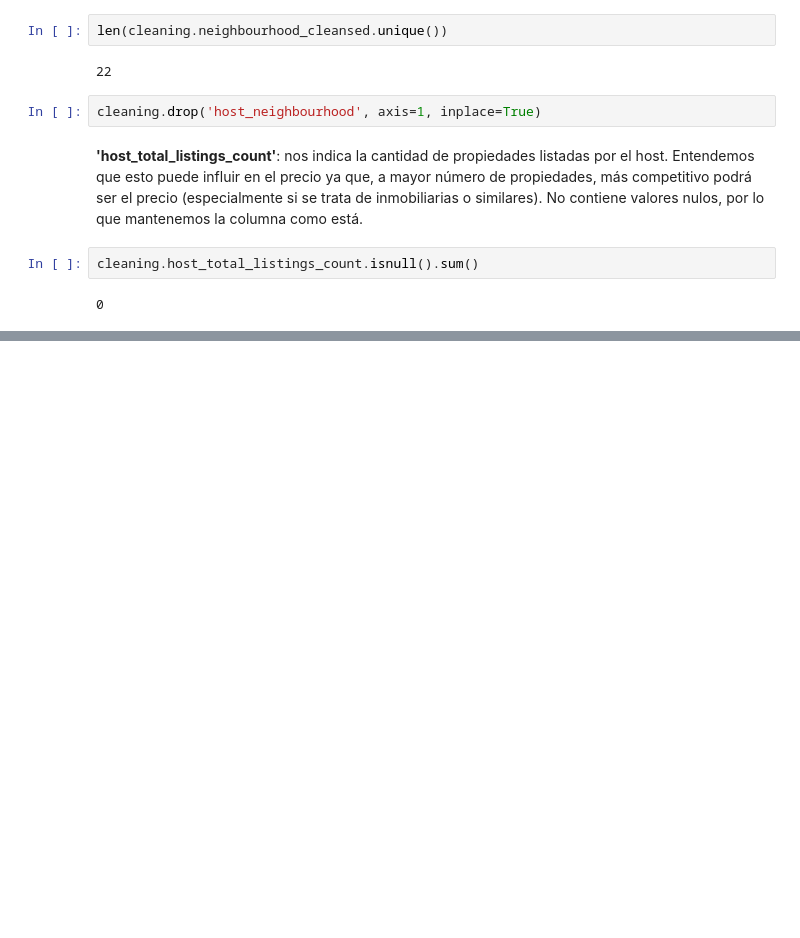
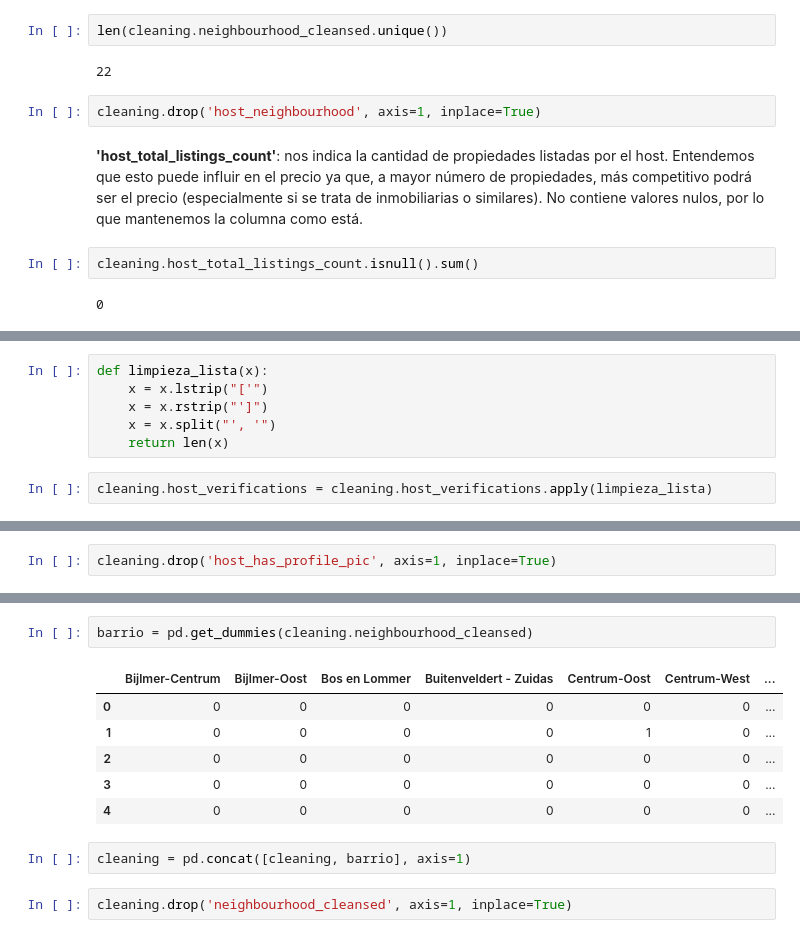
Before and after one commit to mariozapatero/Machine_Learning_Competition, a Jupyter notebook: 2_Data_Cleaning.ipynb, the cells around one changed output, grey strips where cells are left out. Cells and saved outputs as stored; diff of their text form; blank space fills up the shorter version.

```diff
--- a/2_Data_Cleaning.ipynb
+++ b/2_Data_Cleaning.ipynb
@@ -161,0 +154,8 @@ cleaning.host_total_listings_count.isnull().sum()
+# %%
+def limpieza_lista(x):
+    x = x.lstrip("['")
+    x = x.rstrip("']")
+    x = x.split("', '")
+    return len(x)
+# %%
+cleaning.host_verifications = cleaning.host_verifications.apply(limpieza_lista)
@@ -161,0 +189,2 @@ cleaning.host_total_listings_count.isnull().sum()
+# %%
+cleaning.drop('host_has_profile_pic', axis=1, inplace=True)
@@ -162,3 +237,16 @@ cleaning.host_total_listings_count.isnull().sum()
+# %%
+barrio = pd.get_dummies(cleaning.neighbourhood_cleansed)
+# %% [output]
+|  | Bijlmer-Centrum | Bijlmer-Oost | Bos en Lommer | Buitenveldert - Zuidas | Centrum-Oost | Centrum-West | ... |
+| 0 | 0 | 0 | 0 | 0 | 0 | 0 | ... |
+| 1 | 0 | 0 | 0 | 0 | 1 | 0 | ... |
+| 2 | 0 | 0 | 0 | 0 | 0 | 0 | ... |
+| 3 | 0 | 0 | 0 | 0 | 0 | 0 | ... |
+| 4 | 0 | 0 | 0 | 0 | 0 | 0 | ... |
+# %%
+cleaning = pd.concat([cleaning, barrio], axis=1)
+# %%
+cleaning.drop('neighbourhood_cleansed', axis=1, inplace=True)
 # %%
 cleaning.head()
 # %% [output]
```
Also changed, not shown: parts of 17 cells of this notebook, 1 other file.
